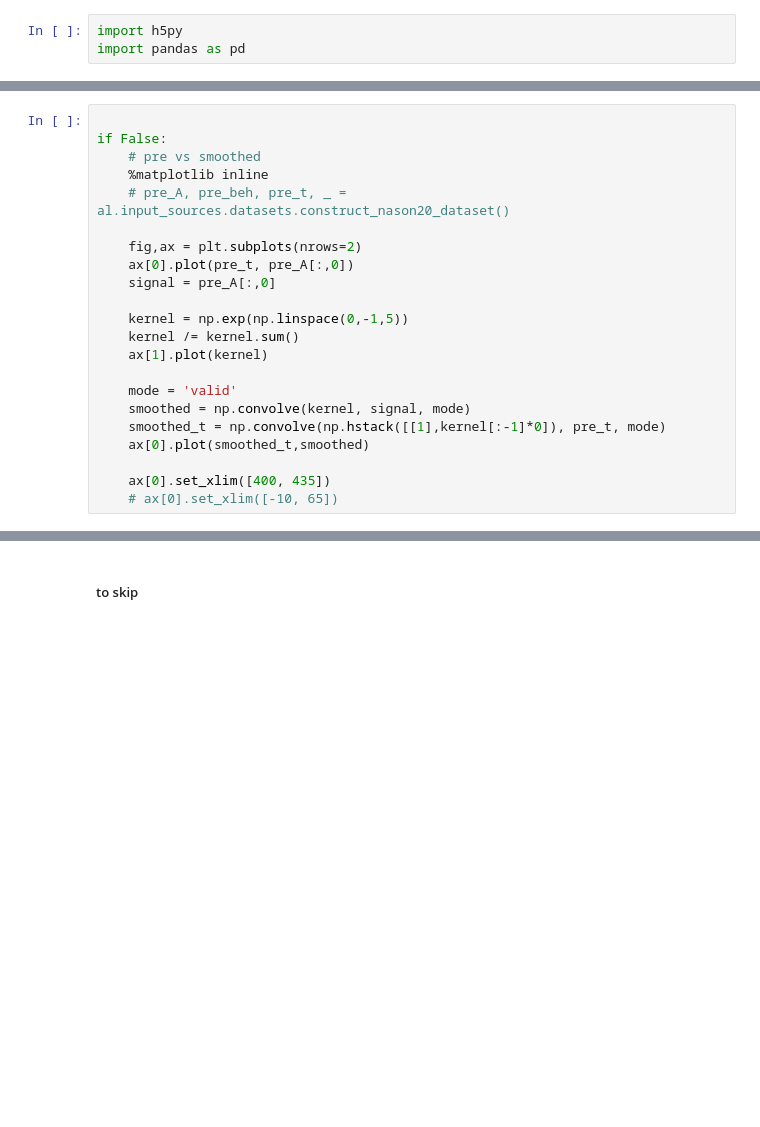
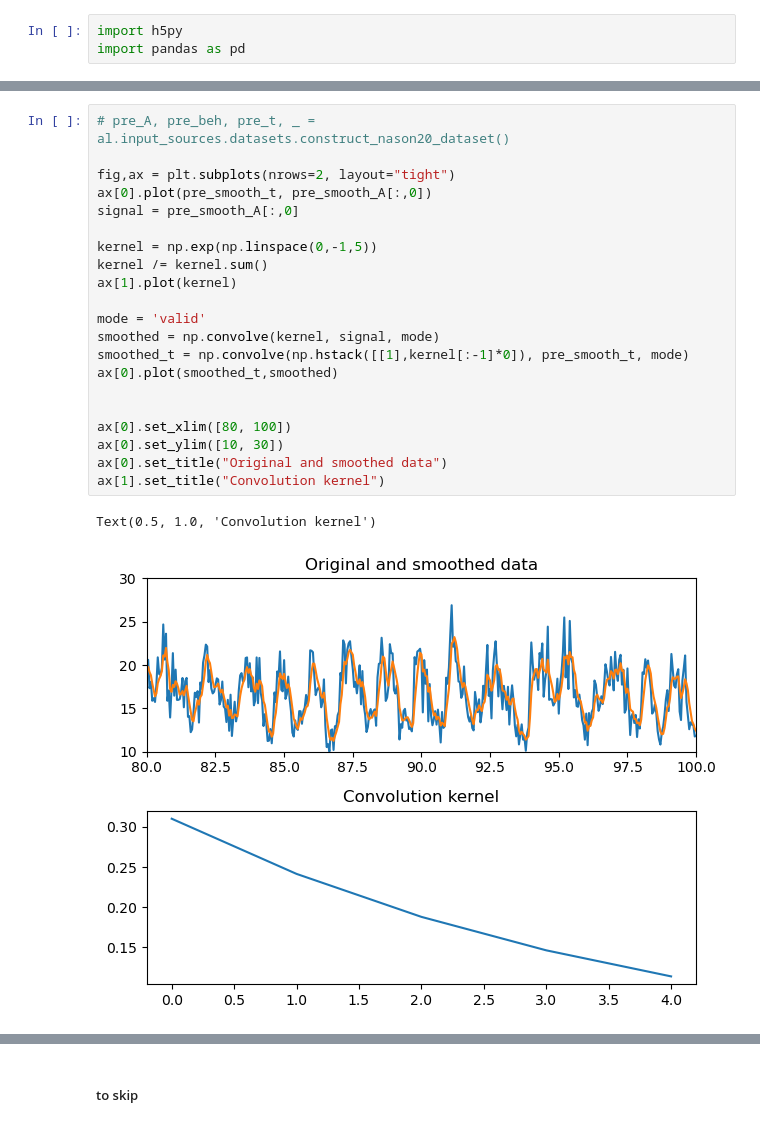
Before and after one commit to draeloslab/AdaptiveLatents, a Jupyter notebook: scripts/visualization_maker.ipynb, the cells around one changed output, grey strips where cells are left out. Cells and saved outputs as stored; diff of their text form; blank space fills up the shorter version.

```diff
--- a/scripts/visualization_maker.ipynb
+++ b/scripts/visualization_maker.ipynb
@@ -18,23 +25,25 @@ pre_t = np.arange(A.shape[0]) #mat["extracted"][4]
 # %%
+# pre_A, pre_beh, pre_t, _ = al.input_sources.datasets.construct_nason20_dataset()
 
-if False:
-    # pre vs smoothed
-    %matplotlib inline
-    # pre_A, pre_beh, pre_t, _ = al.input_sources.datasets.construct_nason20_dataset()
+fig,ax = plt.subplots(nrows=2, layout="tight")
+ax[0].plot(pre_smooth_t, pre_smooth_A[:,0])
+signal = pre_smooth_A[:,0]
 
-    fig,ax = plt.subplots(nrows=2)
-    ax[0].plot(pre_t, pre_A[:,0])
-    signal = pre_A[:,0]
+kernel = np.exp(np.linspace(0,-1,5))
+kernel /= kernel.sum()
+ax[1].plot(kernel)
 
-    kernel = np.exp(np.linspace(0,-1,5))
-    kernel /= kernel.sum()
-    ax[1].plot(kernel)
+mode = 'valid'
+smoothed = np.convolve(kernel, signal, mode)
+smoothed_t = np.convolve(np.hstack([[1],kernel[:-1]*0]), pre_smooth_t, mode)
+ax[0].plot(smoothed_t,smoothed)
 
-    mode = 'valid'
-    smoothed = np.convolve(kernel, signal, mode)
-    smoothed_t = np.convolve(np.hstack([[1],kernel[:-1]*0]), pre_t, mode)
-    ax[0].plot(smoothed_t,smoothed)
 
-    ax[0].set_xlim([400, 435])
-    # ax[0].set_xlim([-10, 65])
+ax[0].set_xlim([80, 100])
+ax[0].set_ylim([10, 30])
+ax[0].set_title("Original and smoothed data")
+ax[1].set_title("Convolution kernel")
+# %% [output]
+Text(0.5, 1.0, 'Convolution kernel')
+[figure, added]
 # %%
```
Also changed, not shown: parts of 13 cells of this notebook, 4 other files.
